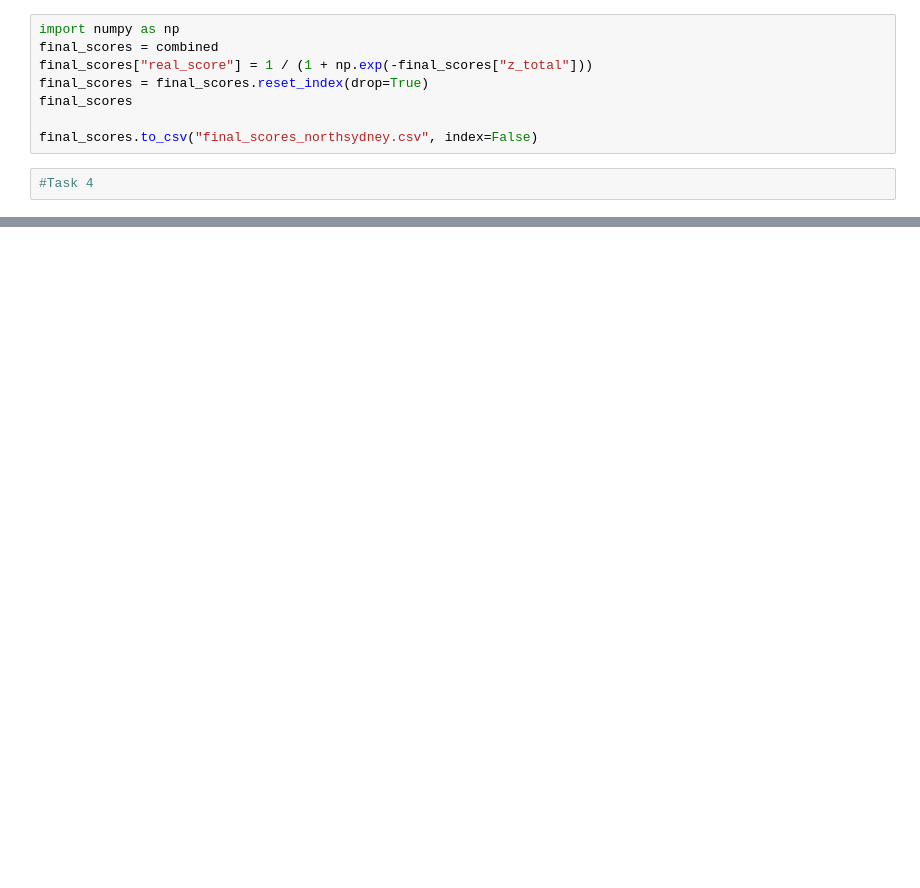
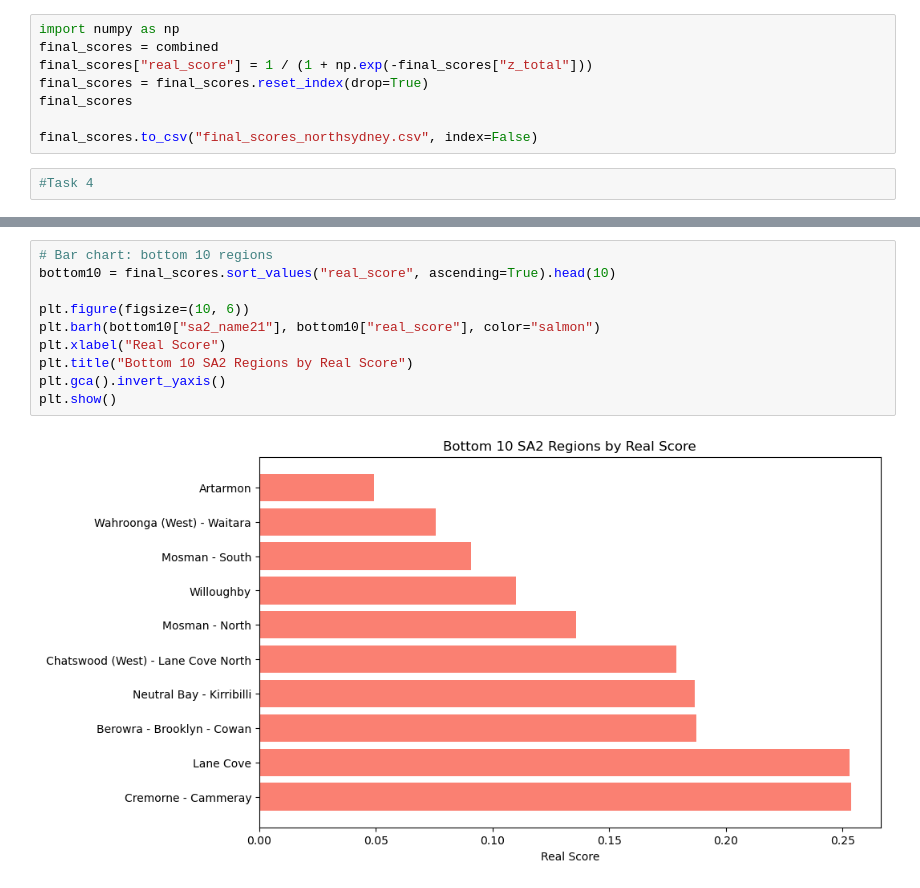
Before and after one commit to Katherine-Kong/DATA2001-A, a Jupyter notebook: Michella's Notebook.ipynb, the cells around one changed output, grey strips where cells are left out. Saved outputs shown, nothing was run; the diff lists cells and outputs as text; blank space fills up the shorter version.

```diff
--- a/Michella's Notebook.ipynb
+++ b/Michella's Notebook.ipynb
@@ -586,0 +759,12 @@ plt.show()
+# %%
+# Bar chart: bottom 10 regions
+bottom10 = final_scores.sort_values("real_score", ascending=True).head(10)
+
+plt.figure(figsize=(10, 6))
+plt.barh(bottom10["sa2_name21"], bottom10["real_score"], color="salmon")
+plt.xlabel("Real Score")
+plt.title("Bottom 10 SA2 Regions by Real Score")
+plt.gca().invert_yaxis()
+plt.show()
+# %% [output]
+[figure, added]
```
Also changed, not shown: parts of 28 cells of this notebook, 6 other files.
